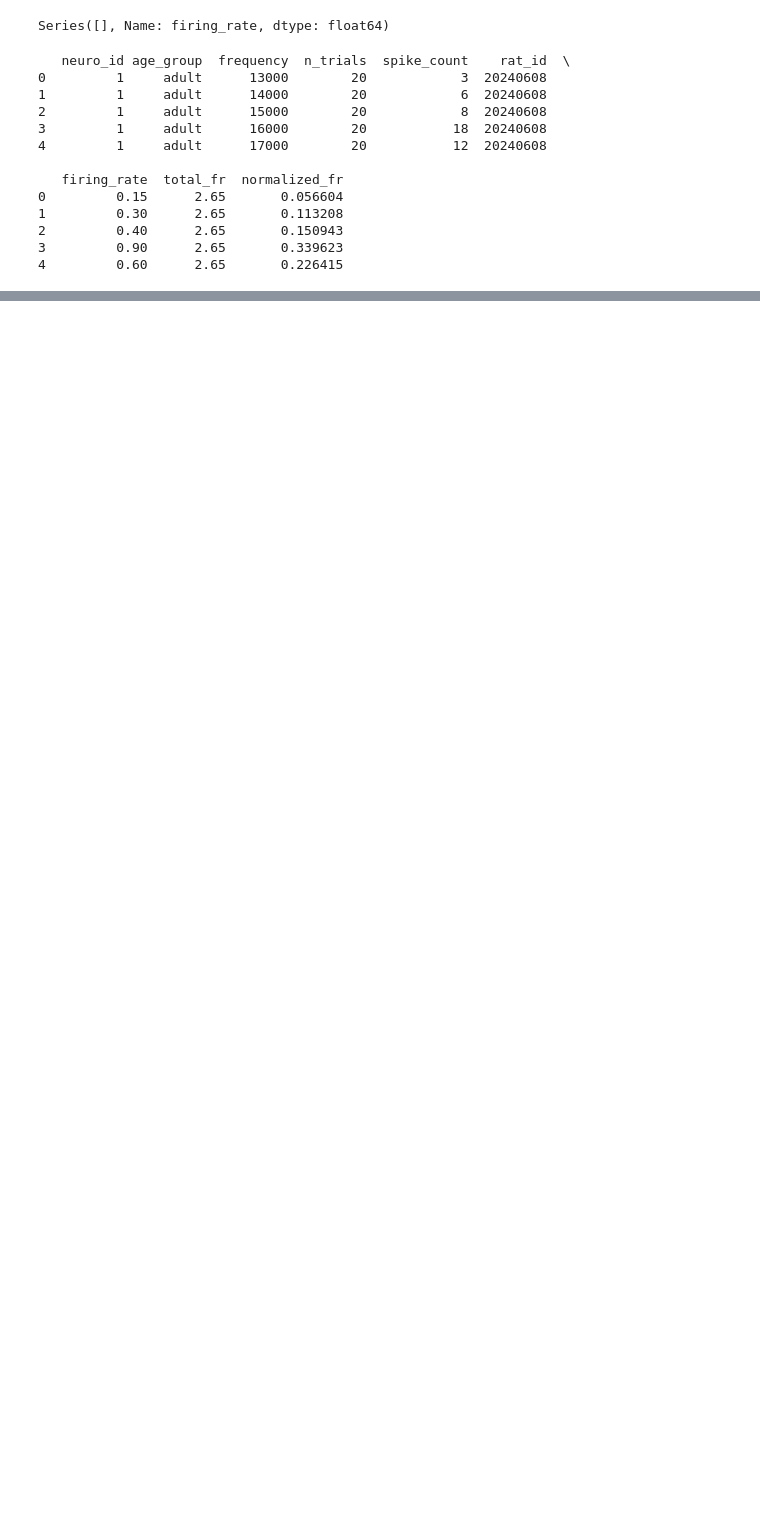
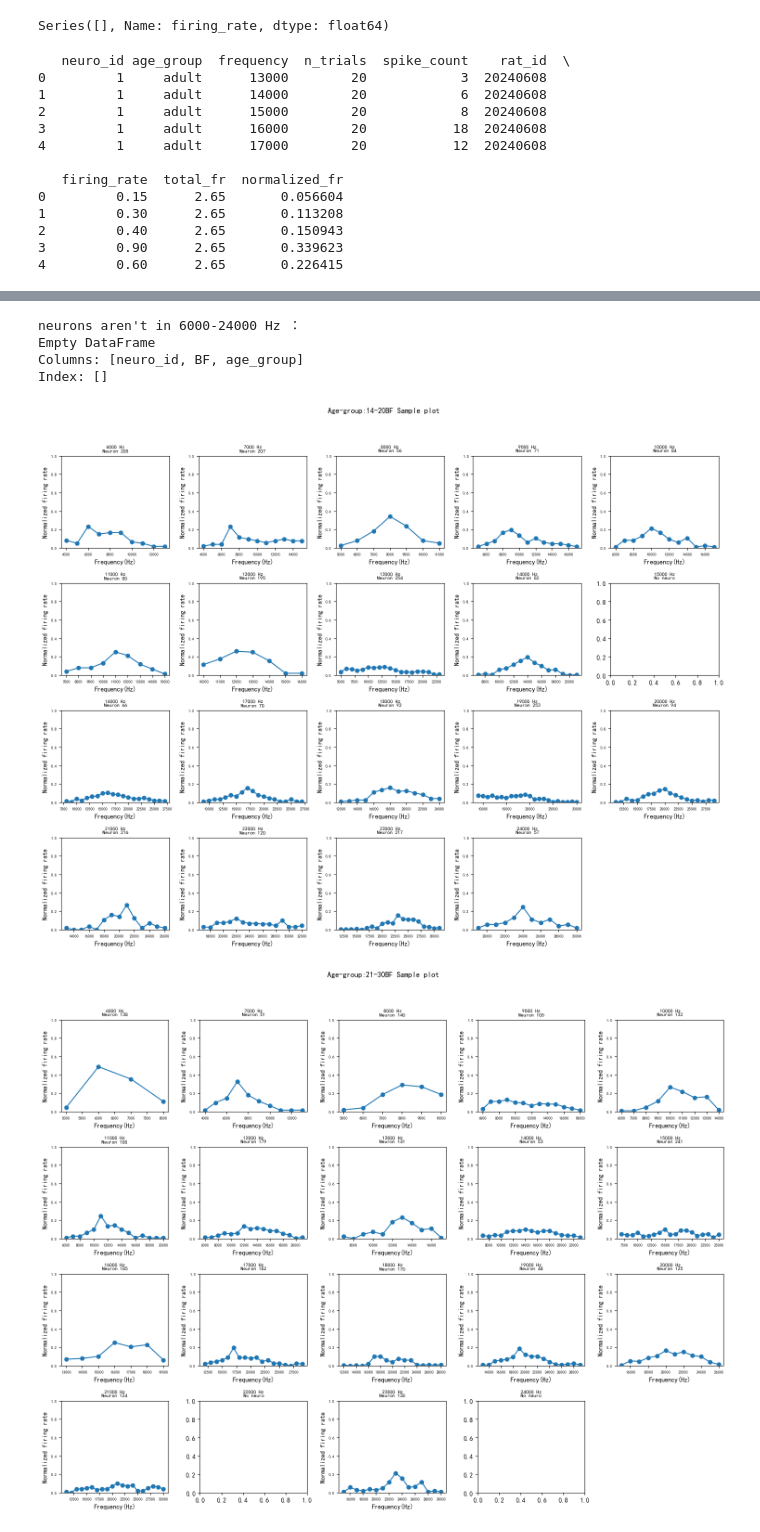
Before and after one commit to LiuWei-Neuro/AgeDependent_FRC_ModelRaw_Comparison_ICc, a Jupyter notebook: ICc_FRC_Analysis_v2.ipynb, the cells around one changed output, grey strips where cells are left out. Cells and saved outputs as stored; diff of their text form; code cells hidden in the pictures; blank space fills up the shorter version.

```diff
--- a/ICc_FRC_Analysis_v2.ipynb
+++ b/ICc_FRC_Analysis_v2.ipynb
@@ -393,0 +129,49 @@ for _, row in multi_neurons.iterrows():
+# %%
+# Exclude neurons with BF outside 6000–24000 Hz range (hardware limitation)
+out_of_range_neurons = df[(df['BF']>24000)|(df['BF']<4000)]
+print("neurons aren't in 6000-24000 Hz ：")
+print(out_of_range_neurons[['neuro_id','BF','age_group']])
+# %% [output]
+neurons aren't in 6000-24000 Hz ：
+Empty DataFrame
+Columns: [neuro_id, BF, age_group]
+Index: []
+# %%
+# FRC sampling check (per age group, one neuron per BF)
+#5 plots per row
+n_cols = 5
+bf_list = np.arange(6000,24001,1000)
+#Number of columns of plots
+if len(bf_list)%n_cols ==0:
+    n_rows=len(bf_list)/n_cols
+else:
+    n_rows=len(bf_list)//n_cols + 1
+
+
+for age, age_df in df.groupby('age_group'):
+    fig,axes = plt.subplots(n_rows, n_cols, figsize=(n_cols*3, n_rows*3))
+    plt.suptitle(f'Age-group:{age}BF Sample plot')
+    axes = axes.flatten() if n_rows > 1 else axes
+    for i, bf in enumerate(bf_list):
+        ax = axes[i]
+        bf_neuros = age_df[age_df['BF']==bf]
+        if len(bf_neuros) == 0:
+            ax.set_title(f'{bf} Hz\nNo neuro', fontsize=8)
+            ax.set_ylim(0,1.0)
+            continue
+        draw_neuron_id = np.random.choice(bf_neuros['neuro_id'].unique())
+        neuro = bf_neuros[bf_neuros['neuro_id']==draw_neuron_id]
+        ax.plot(neuro['frequency'],neuro['normalized_fr'],marker = 'o')
+        ax.set_title(f"{bf} Hz\nNeuron {draw_neuron_id}", fontsize=8)
+        ax.set_ylim(0,1.0)
+        ax.set_xlabel("Frequency(Hz)")
+        ax.set_ylabel("Normalized firing rate")
+        ax.tick_params(axis='both', which='major', labelsize=6)
+
+    for j in range(19, len(axes)):
+        fig.delaxes(axes[j])
+    plt.tight_layout(rect=[0,0,1,0.95])
+    plt.show()
+# %% [output]
+[figure, added]
+[figure, added]
```
Also changed, not shown: parts of 37 cells of this notebook.
